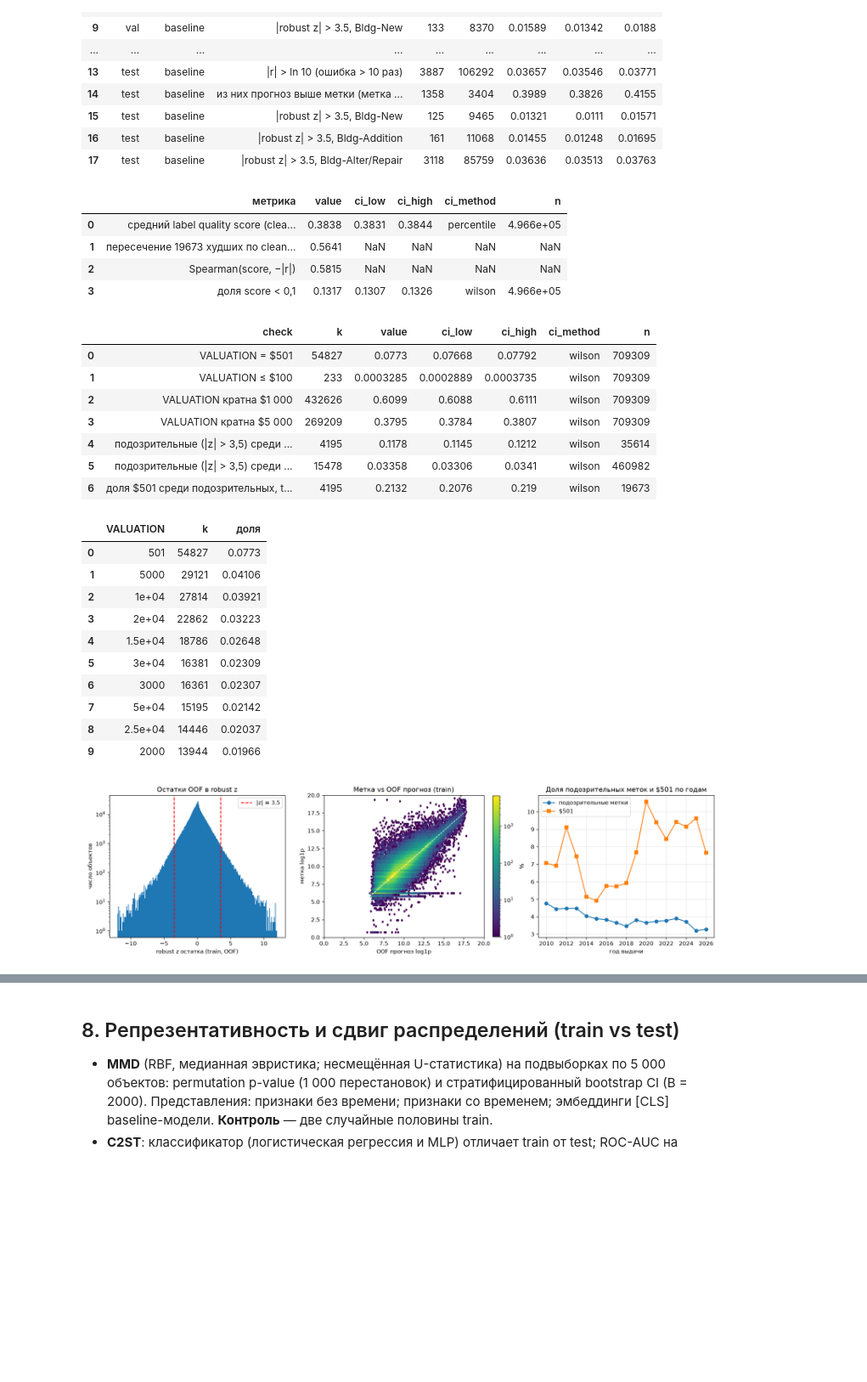
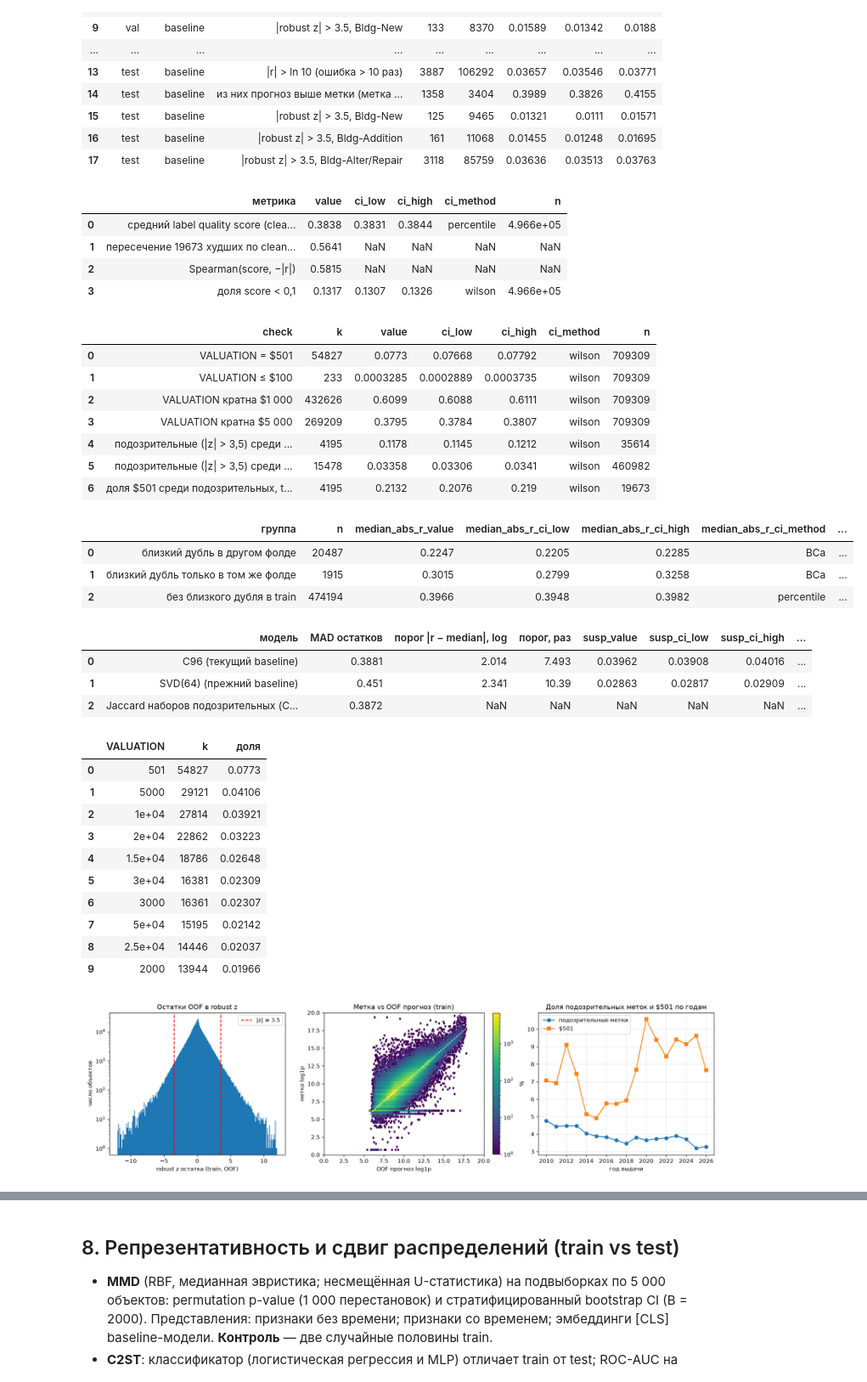
Before and after one commit to DeaDog911/ai-security, a Jupyter notebook: notebooks/pr1_data_quality.ipynb, the cells around one changed output, grey strips where cells are left out. Shown at 85% size. Cells and saved outputs as stored; diff of their text form; code cells hidden in the pictures; blank space fills up the shorter version.

```diff
--- a/notebooks/pr1_data_quality.ipynb
+++ b/notebooks/pr1_data_quality.ipynb
@@ -342,33 +361,43 @@ show("labels_suspicious", cols=["часть", "прогноз", "check", "k", "n
 # %%
 show("labels_cleanlab");
 show("labels_service_values");
+show("labels_oof_neardup");
+show("labels_model_dependence");
 show("labels_top_values", n=10);
 img("labels")
 # %% [output]
 |  | метрика | value | ci_low | ci_high | ci_method | n |
 | 0 | средний label quality score (clea... | 0.3838 | 0.3831 | 0.3844 | percentile | 4.966e+05 |
 | 1 | пересечение 19673 худших по clean... | 0.5641 | NaN | NaN | NaN | NaN |
 | 2 | Spearman(score, −|r|) | 0.5815 | NaN | NaN | NaN | NaN |
 | 3 | доля score < 0,1 | 0.1317 | 0.1307 | 0.1326 | wilson | 4.966e+05 |
 |  | check | k | value | ci_low | ci_high | ci_method | n |
 | 0 | VALUATION = $501 | 54827 | 0.0773 | 0.07668 | 0.07792 | wilson | 709309 |
 | 1 | VALUATION ≤ $100 | 233 | 0.0003285 | 0.0002889 | 0.0003735 | wilson | 709309 |
 | 2 | VALUATION кратна $1 000 | 432626 | 0.6099 | 0.6088 | 0.6111 | wilson | 709309 |
 | 3 | VALUATION кратна $5 000 | 269209 | 0.3795 | 0.3784 | 0.3807 | wilson | 709309 |
 | 4 | подозрительные (|z| > 3,5) среди ... | 4195 | 0.1178 | 0.1145 | 0.1212 | wilson | 35614 |
 | 5 | подозрительные (|z| > 3,5) среди ... | 15478 | 0.03358 | 0.03306 | 0.0341 | wilson | 460982 |
 | 6 | доля $501 среди подозрительных, t... | 4195 | 0.2132 | 0.2076 | 0.219 | wilson | 19673 |
-|  | VALUATION | k | доля |
-| 0 | 501 | 54827 | 0.0773 |
-| 1 | 5000 | 29121 | 0.04106 |
-| 2 | 1e+04 | 27814 | 0.03921 |
-| 3 | 2e+04 | 22862 | 0.03223 |
-| 4 | 1.5e+04 | 18786 | 0.02648 |
-| 5 | 3e+04 | 16381 | 0.02309 |
-| 6 | 3000 | 16361 | 0.02307 |
-| 7 | 5e+04 | 15195 | 0.02142 |
-| 8 | 2.5e+04 | 14446 | 0.02037 |
-| 9 | 2000 | 13944 | 0.01966 |
+|  | группа | n | median_abs_r_value | median_abs_r_ci_low | median_abs_r_ci_high | median_abs_r_ci_method | ... |
+| 0 | близкий дубль в другом фолде | 20487 | 0.2247 | 0.2205 | 0.2285 | BCa | ... |
+| 1 | близкий дубль только в том же фолде | 1915 | 0.3015 | 0.2799 | 0.3258 | BCa | ... |
+| 2 | без близкого дубля в train | 474194 | 0.3966 | 0.3948 | 0.3982 | percentile | ... |
+|  | модель | MAD остатков | порог |r − median|, log | порог, раз | susp_value | susp_ci_low | susp_ci_high | ... |
+| 0 | C96 (текущий baseline) | 0.3881 | 2.014 | 7.493 | 0.03962 | 0.03908 | 0.04016 | ... |
+| 1 | SVD(64) (прежний baseline) | 0.451 | 2.341 | 10.39 | 0.02863 | 0.02817 | 0.02909 | ... |
+| 2 | Jaccard наборов подозрительных (C... | 0.3872 | NaN | NaN | NaN | NaN | NaN | ... |
+|  | VALUATION | k | доля |
+| 0 | 501 | 54827 | 0.0773 |
+| 1 | 5000 | 29121 | 0.04106 |
+| 2 | 1e+04 | 27814 | 0.03921 |
+| 3 | 2e+04 | 22862 | 0.03223 |
+| 4 | 1.5e+04 | 18786 | 0.02648 |
+| 5 | 3e+04 | 16381 | 0.02309 |
+| 6 | 3000 | 16361 | 0.02307 |
+| 7 | 5e+04 | 15195 | 0.02142 |
+| 8 | 2.5e+04 | 14446 | 0.02037 |
+| 9 | 2000 | 13944 | 0.01966 |
 [figure]
 # %% [markdown]
 **Интерпретация.**
```
Also changed, not shown: parts of 14 cells of this notebook, 18 other files.
